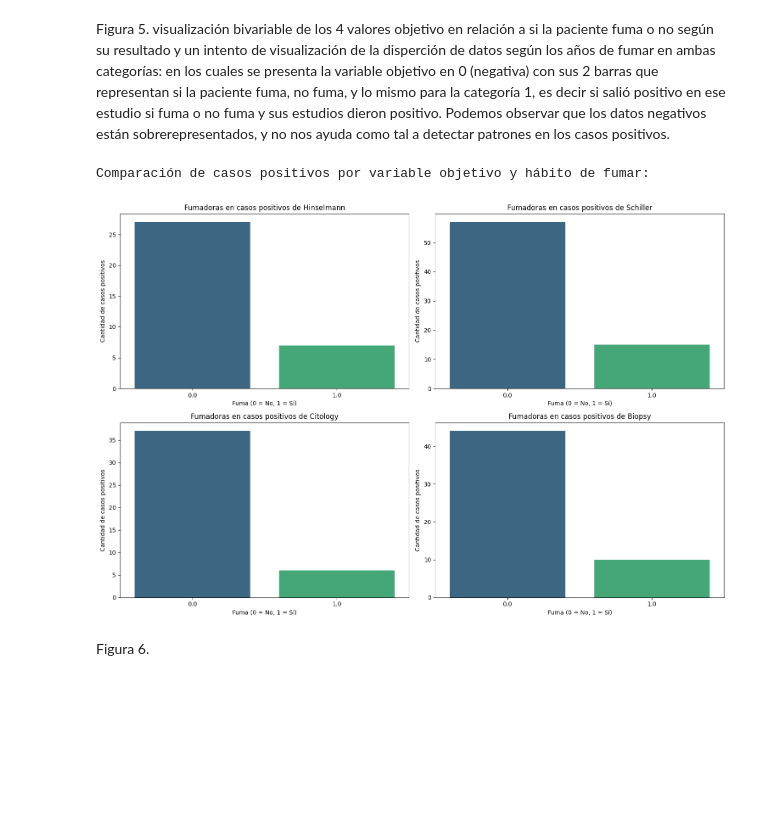
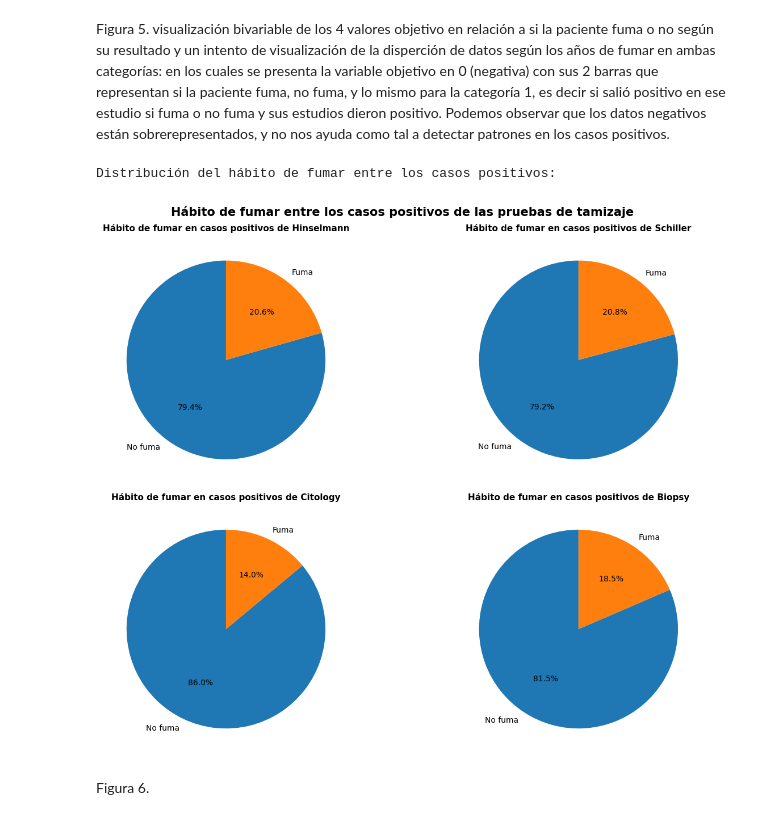
Before and after one commit to mareylugo/ICD-2026, a Jupyter notebook: Practica_1_Cervical_cancer_risk_factors.ipynb, the cells around one changed output. Cells and saved outputs as stored; diff of their text form; code cells hidden in the pictures; blank space fills up the shorter version.

```diff
--- a/Practica_1_Cervical_cancer_risk_factors.ipynb
+++ b/Practica_1_Cervical_cancer_risk_factors.ipynb
@@ -544,33 +544,59 @@ plt.show()
 # %% [markdown]
 Figura 5. visualización bivariable de los 4 valores objetivo en relación a si la paciente fuma o no según su resultado y un intento de visualización de la disperción de datos según los años de fumar en ambas categorías: en los cuales se presenta la variable objetivo en 0 (negativa) con sus 2 barras que representan si la paciente fuma, no fuma, y lo mismo para la categoría 1, es decir si salió positivo en ese estudio si fuma o no fuma y sus estudios dieron positivo. Podemos observar que los datos negativos están sobrerepresentados, y no nos ayuda como tal a detectar patrones en los casos positivos.
 # %%
-# Filtrar solo los casos donde la variable objetivo es positiva (1)
+# Variables objetivo
 target_vars = ['Hinselmann', 'Schiller', 'Citology', 'Biopsy']
 
-print("Comparación de casos positivos por variable objetivo y hábito de fumar:")
+print("Distribución del hábito de fumar entre los casos positivos:")
 
-plt.figure(figsize=(15, 10))
+plt.figure(figsize=(14, 10))
 
 for i, target in enumerate(target_vars):
-    plt.subplot(2, 2, i + 1)
 
-    # Convertir a numérico para asegurar el filtrado correcto
+    # Crear DataFrame temporal
     df_temp = df[[target, 'Smokes']].copy()
+
+    # Convertir a numérico
     df_temp[target] = pd.to_numeric(df_temp[target], errors='coerce')
     df_temp['Smokes'] = pd.to_numeric(df_temp['Smokes'], errors='coerce')
 
-    # Filtrar solo positivos
-    positives = df_temp[df_temp[target] == 1].dropna(subset=['Smokes'])
+    # Filtrar únicamente casos positivos
+    positives = df_temp[
+        (df_temp[target] == 1)
+    ].dropna(subset=['Smokes'])
 
-    sns.countplot(data=positives, x='Smokes', palette='viridis', hue='Smokes', legend=False)
-    plt.title(f'Fumadoras en casos positivos de {target}')
-    plt.xlabel('Fuma (0 = No, 1 = Sí)')
-    plt.ylabel('Cantidad de casos positivos')
+    # Contar fumadoras y no fumadoras
+    counts = positives['Smokes'].value_counts().sort_index()
+
+    # Asegurar que existan ambas categorías
+    counts = counts.reindex([0, 1], fill_value=0)
+
+    # Gráfica de pastel
+    plt.subplot(2, 2, i + 1)
+
+    plt.pie(
+        counts.values,
+        labels=['No fuma', 'Fuma'],
+        autopct='%1.1f%%',
+        startangle=90
+    )
+
+    plt.title(
+        f'Hábito de fumar en casos positivos de {target}',
+        fontsize=11,
+        fontweight='bold'
+    )
+
+plt.suptitle(
+    'Hábito de fumar entre los casos positivos de las pruebas de tamizaje',
+    fontsize=15,
+    fontweight='bold'
+)
 
 plt.tight_layout()
 plt.show()
 # %% [output]
-Comparación de casos positivos por variable objetivo y hábito de fumar:
+Distribución del hábito de fumar entre los casos positivos:
-[figure, old version]
+[figure, new version]
 # %% [markdown]
 Figura 6.
```
Also changed, not shown: parts of 2 cells of this notebook.
